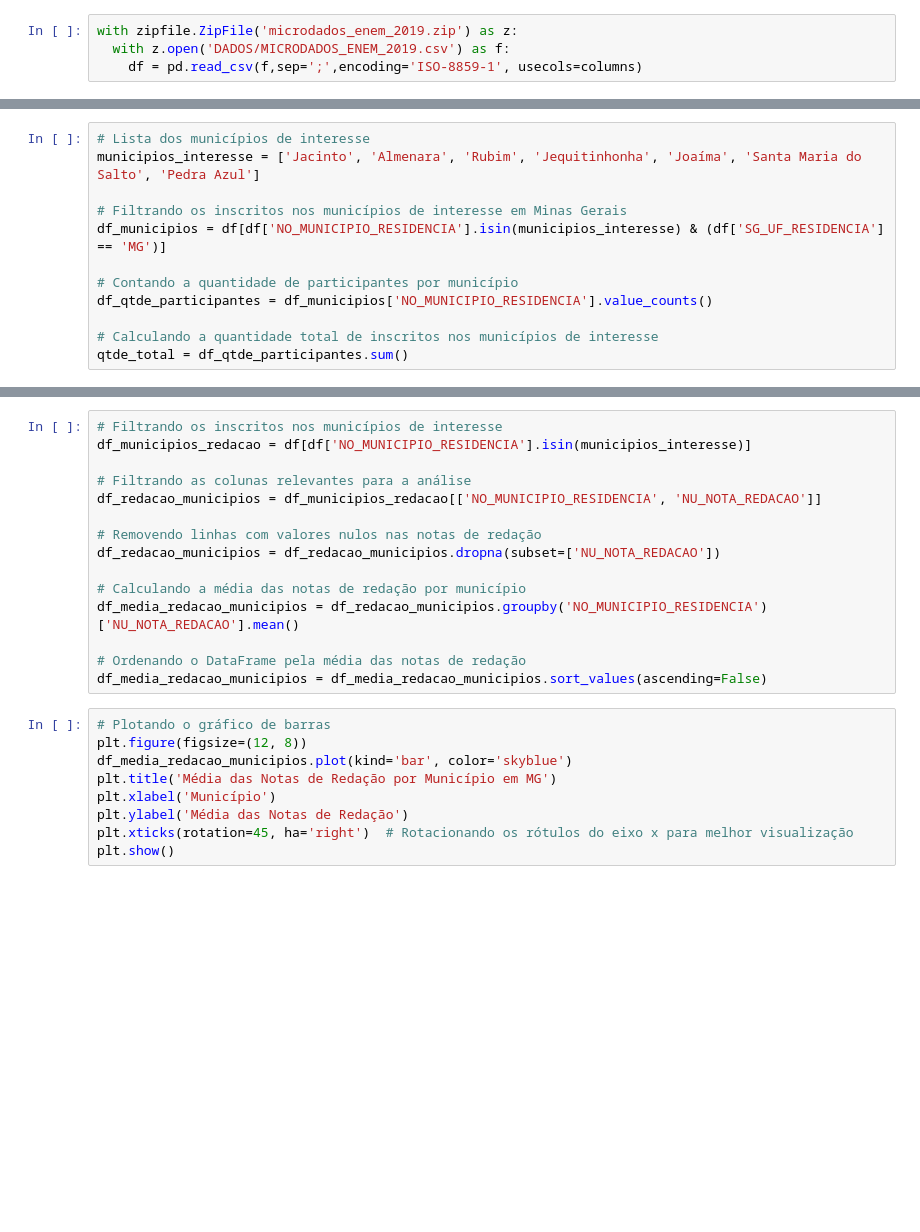
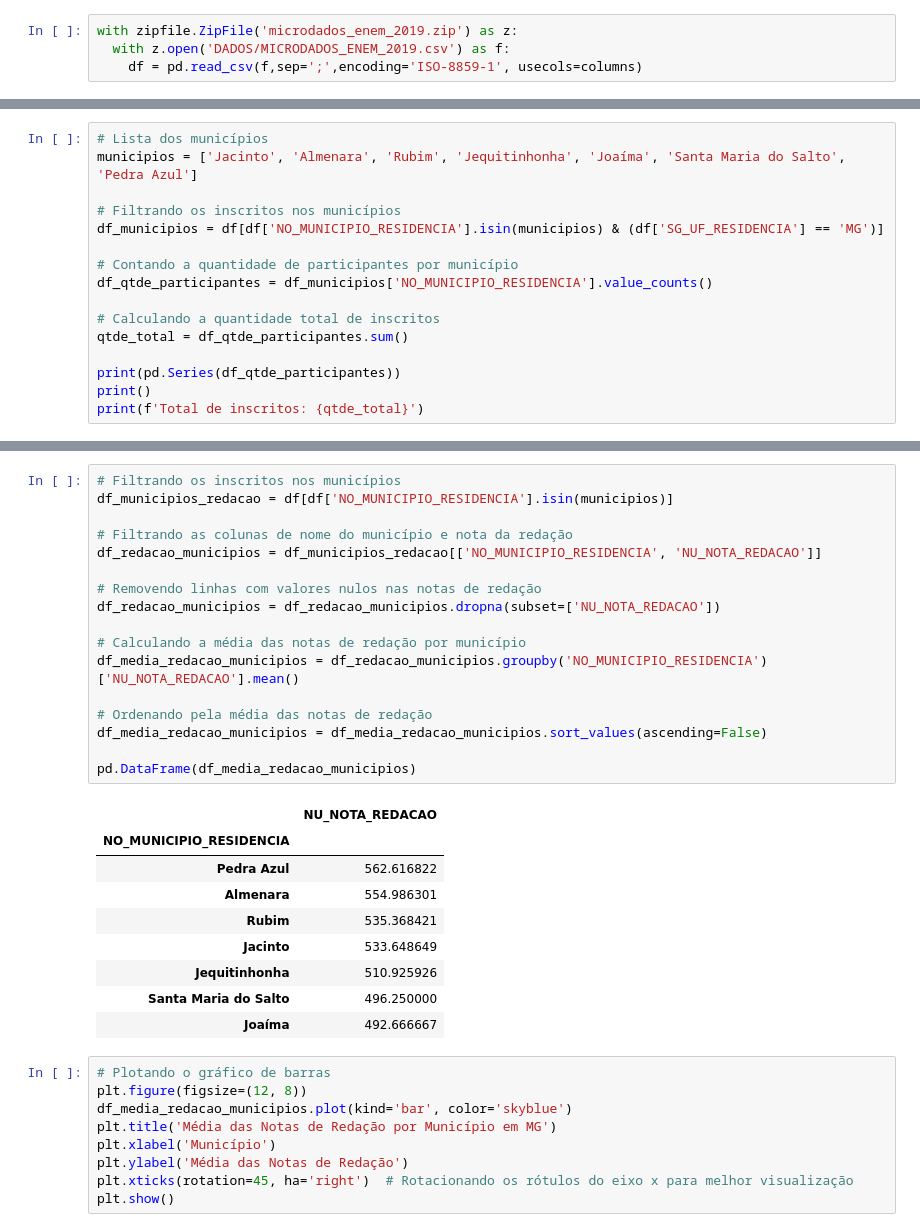
Before and after one commit to caiofrz/sistemas_inteligentes, a Jupyter notebook: Atividade_Análise_de_Dados_ENEM_2019.ipynb, the cells around one changed output, grey strips where cells are left out. Drawn from its saved outputs; the diff is of its cells as text; blank space fills up the shorter version.

```diff
--- a/Atividade_Análise_de_Dados_ENEM_2019.ipynb
+++ b/Atividade_Análise_de_Dados_ENEM_2019.ipynb
@@ -53,12 +53,16 @@ plt.rcParams["figure.figsize"] = [7, 7]
 # %%
-# Lista dos municípios de interesse
-municipios_interesse = ['Jacinto', 'Almenara', 'Rubim', 'Jequitinhonha', 'Joaíma', 'Santa Maria do Salto', 'Pedra Azul']
+# Lista dos municípios
+municipios = ['Jacinto', 'Almenara', 'Rubim', 'Jequitinhonha', 'Joaíma', 'Santa Maria do Salto', 'Pedra Azul']
 
-# Filtrando os inscritos nos municípios de interesse em Minas Gerais
-df_municipios = df[df['NO_MUNICIPIO_RESIDENCIA'].isin(municipios_interesse) & (df['SG_UF_RESIDENCIA'] == 'MG')]
+# Filtrando os inscritos nos municípios
+df_municipios = df[df['NO_MUNICIPIO_RESIDENCIA'].isin(municipios) & (df['SG_UF_RESIDENCIA'] == 'MG')]
 
 # Contando a quantidade de participantes por município
 df_qtde_participantes = df_municipios['NO_MUNICIPIO_RESIDENCIA'].value_counts()
 
-# Calculando a quantidade total de inscritos nos municípios de interesse
+# Calculando a quantidade total de inscritos
 qtde_total = df_qtde_participantes.sum()
+
+print(pd.Series(df_qtde_participantes))
+print()
+print(f'Total de inscritos: {qtde_total}')
@@ -92,20 +100,32 @@ plt.show()
 # %% [output]
 [figure]
 # %%
-# Filtrando os inscritos nos municípios de interesse
-df_municipios_redacao = df[df['NO_MUNICIPIO_RESIDENCIA'].isin(municipios_interesse)]
+# Filtrando os inscritos nos municípios
+df_municipios_redacao = df[df['NO_MUNICIPIO_RESIDENCIA'].isin(municipios)]
 
-# Filtrando as colunas relevantes para a análise
+# Filtrando as colunas de nome do município e nota da redação
 df_redacao_municipios = df_municipios_redacao[['NO_MUNICIPIO_RESIDENCIA', 'NU_NOTA_REDACAO']]
 
 # Removendo linhas com valores nulos nas notas de redação
 df_redacao_municipios = df_redacao_municipios.dropna(subset=['NU_NOTA_REDACAO'])
 
 # Calculando a média das notas de redação por município
 df_media_redacao_municipios = df_redacao_municipios.groupby('NO_MUNICIPIO_RESIDENCIA')['NU_NOTA_REDACAO'].mean()
 
-# Ordenando o DataFrame pela média das notas de redação
+# Ordenando pela média das notas de redação
 df_media_redacao_municipios = df_media_redacao_municipios.sort_values(ascending=False)
+
+pd.DataFrame(df_media_redacao_municipios)
+# %% [output]
+|  | NU_NOTA_REDACAO |
+| NO_MUNICIPIO_RESIDENCIA |  |
+| Pedra Azul | 562.616822 |
+| Almenara | 554.986301 |
+| Rubim | 535.368421 |
+| Jacinto | 533.648649 |
+| Jequitinhonha | 510.925926 |
+| Santa Maria do Salto | 496.250000 |
+| Joaíma | 492.666667 |
 # %%
 # Plotando o gráfico de barras
 plt.figure(figsize=(12, 8))
```
Also changed, not shown: parts of 8 cells of this notebook.
